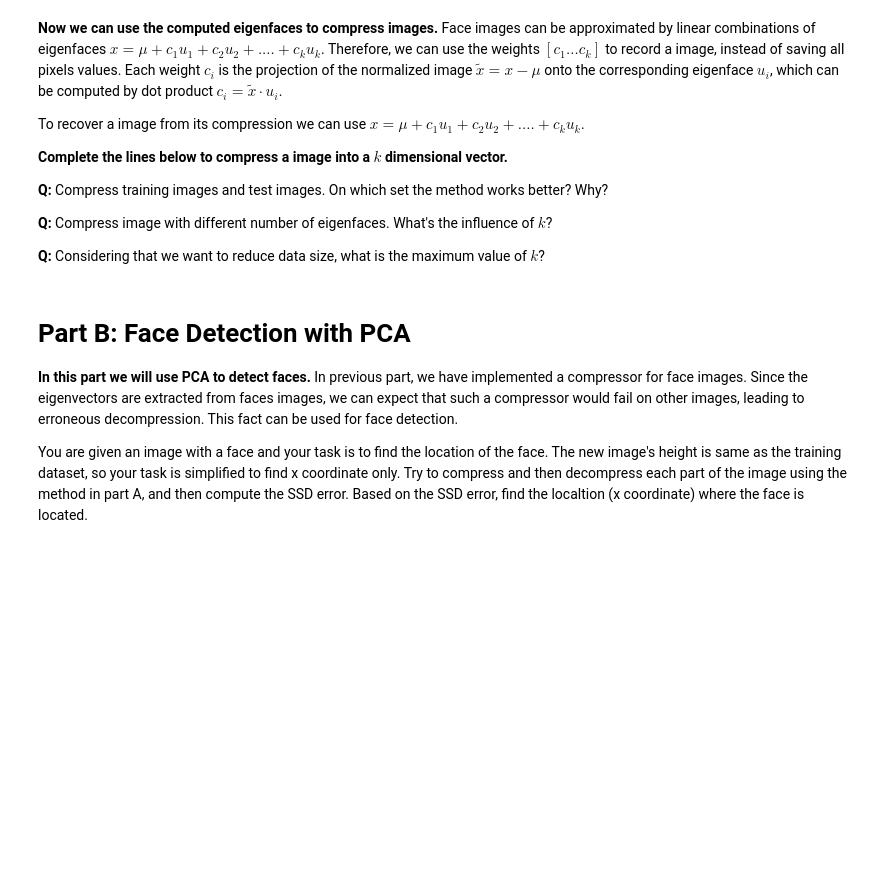
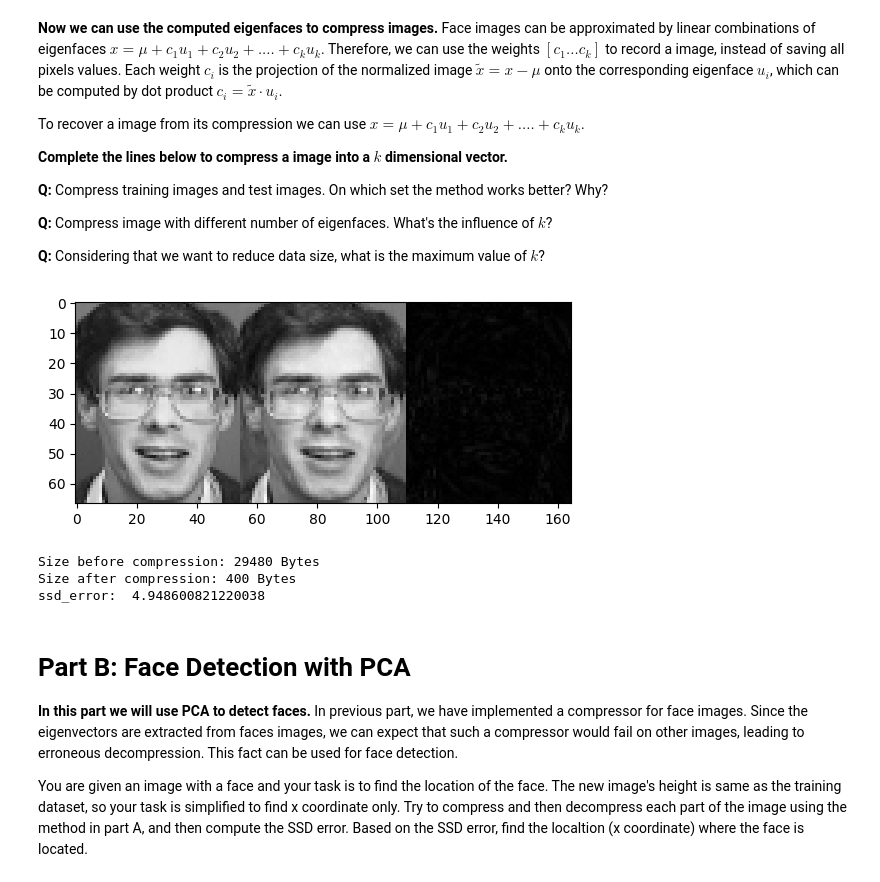
Before and after one commit to MalteDoemer/viscomp2025, a Jupyter notebook: Exercises/W5/W5_exercise.ipynb, the cells around one changed output. Drawn from its saved outputs; the diff is of its cells as text; code cells hidden in the pictures; blank space fills up the shorter version.

```diff
--- a/Exercises/W5/W5_exercise.ipynb
+++ b/Exercises/W5/W5_exercise.ipynb
@@ -131,29 +149,36 @@ To recover a image from its compression we can use  $x=\mu + c_1 u_1 + c_2 u_2 +
 # %%
 error_images = []
 for image in train_image_list[:]:
 
+    residual = image.flatten() - mean
+
     # Your lines here. Compress the image into a vector of lenght k (top-k eigen vectors).
-    compressed_image =
+    compressed_image = eigenvectors.T @ residual
 
     # Your lines here. Decompress the image.
-    decompressed_image =
+    decompressed_image = mean + eigenvectors @ compressed_image
 
     error_image = np.abs(decompressed_image-image.flatten())
     error_images.append(error_image)
 
     imshow(np.concatenate([image.reshape(h,w),\
                           decompressed_image.reshape(h,w),\
                           error_image.reshape(h,w)],axis=-1),cmap='gray')
 
     IPython.display.clear_output(True)
     show()
 
 print('Size before compression: %d Bytes'%image.nbytes)
 print('Size after compression: %d Bytes'%compressed_image.nbytes)
 
 error_images = np.stack(error_images,0)
 ssd_error = (error_images**2).sum(-1).mean()
 print('ssd_error: ', ssd_error)
+# %% [output]
+[figure, added]
+Size before compression: 29480 Bytes
+Size after compression: 400 Bytes
+ssd_error:  4.948600821220038
 # %% [markdown]
 # Part B: Face Detection with PCA
 **In this part we will use PCA to detect faces.** In previous part, we have implemented a compressor for face images. Since the eigenvectors are extracted from faces images, we can expect that such a compressor would fail on other images, leading to erroneous decompression. This fact can be used for face detection.
```
Also changed, not shown: parts of 7 cells of this notebook, 1 other file.
